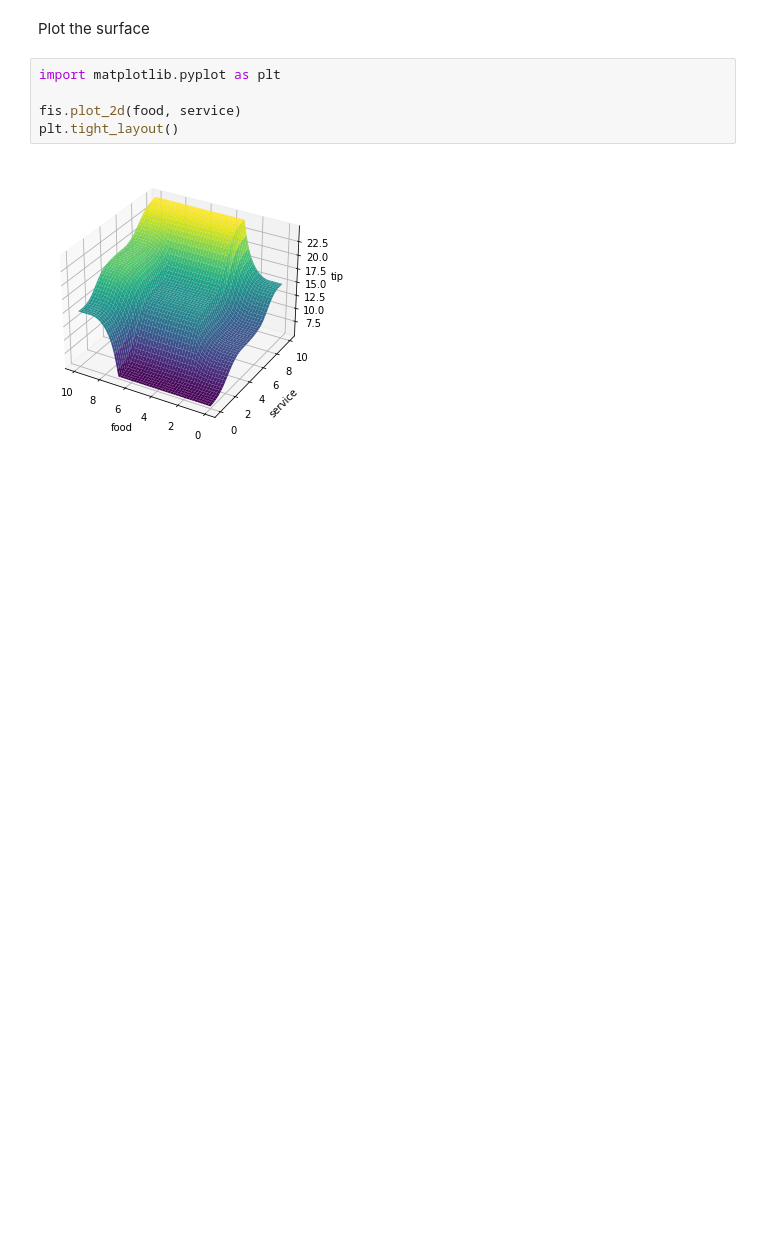
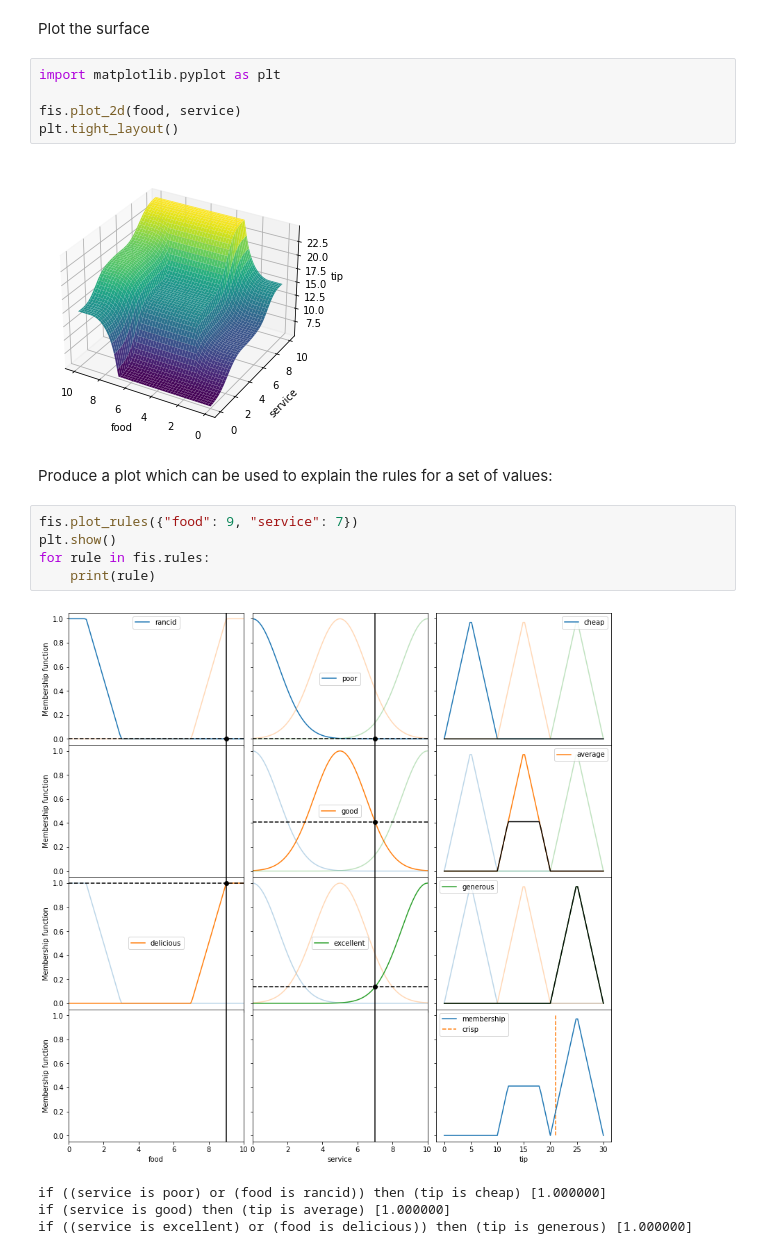
Before and after one commit to Dih5/zadeh, a Jupyter notebook: docs/demo.ipynb, the cells around one changed output. Cells and saved outputs as stored; diff of their text form; blank space fills up the shorter version.

```diff
--- a/docs/demo.ipynb
+++ b/docs/demo.ipynb
@@ -91,3 +91,15 @@ fis.plot_2d(food, service)
 plt.tight_layout()
 # %% [output]
 [figure]
+# %% [markdown]
+Produce a plot which can be used to explain the rules for a set of values:
+# %%
+fis.plot_rules({"food": 9, "service": 7})
+plt.show()
+for rule in fis.rules:
+    print(rule)
+# %% [output]
+[figure, added]
+if ((service is poor) or (food is rancid)) then (tip is cheap) [1.000000]
+if (service is good) then (tip is average) [1.000000]
+if ((service is excellent) or (food is delicious)) then (tip is generous) [1.000000]
```
Also changed, not shown: parts of 1 cell of this notebook.
